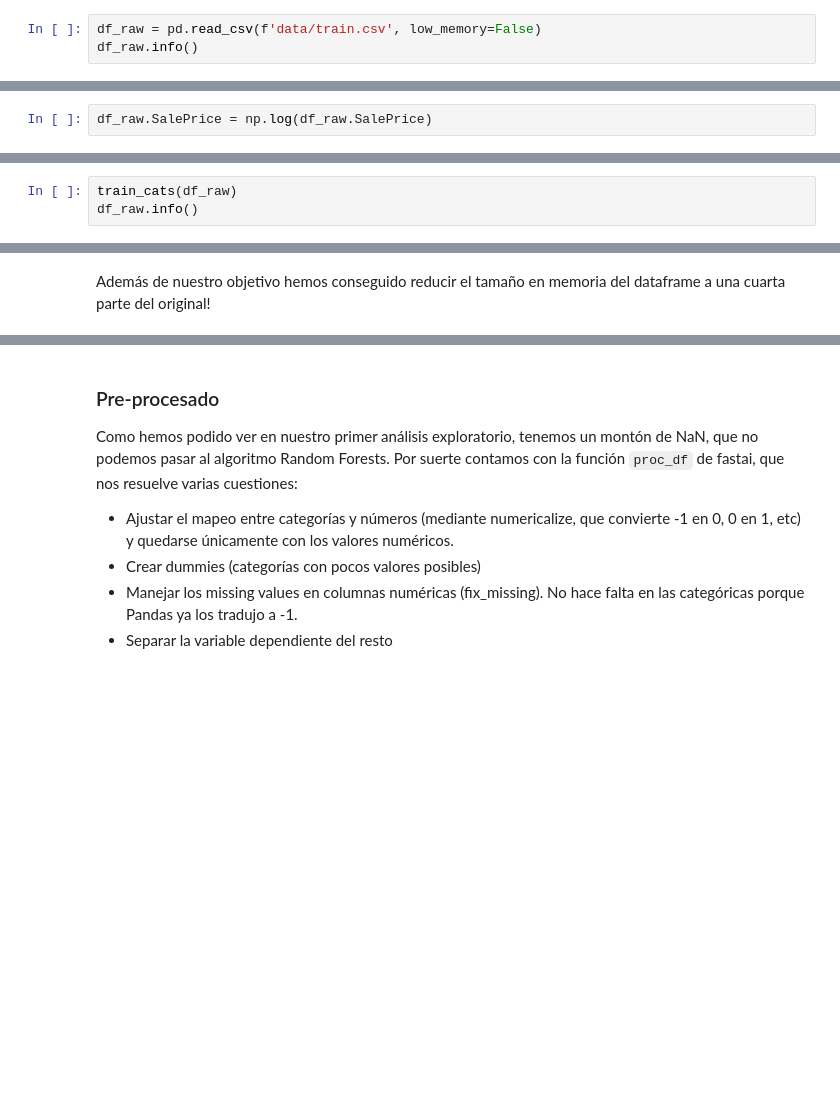
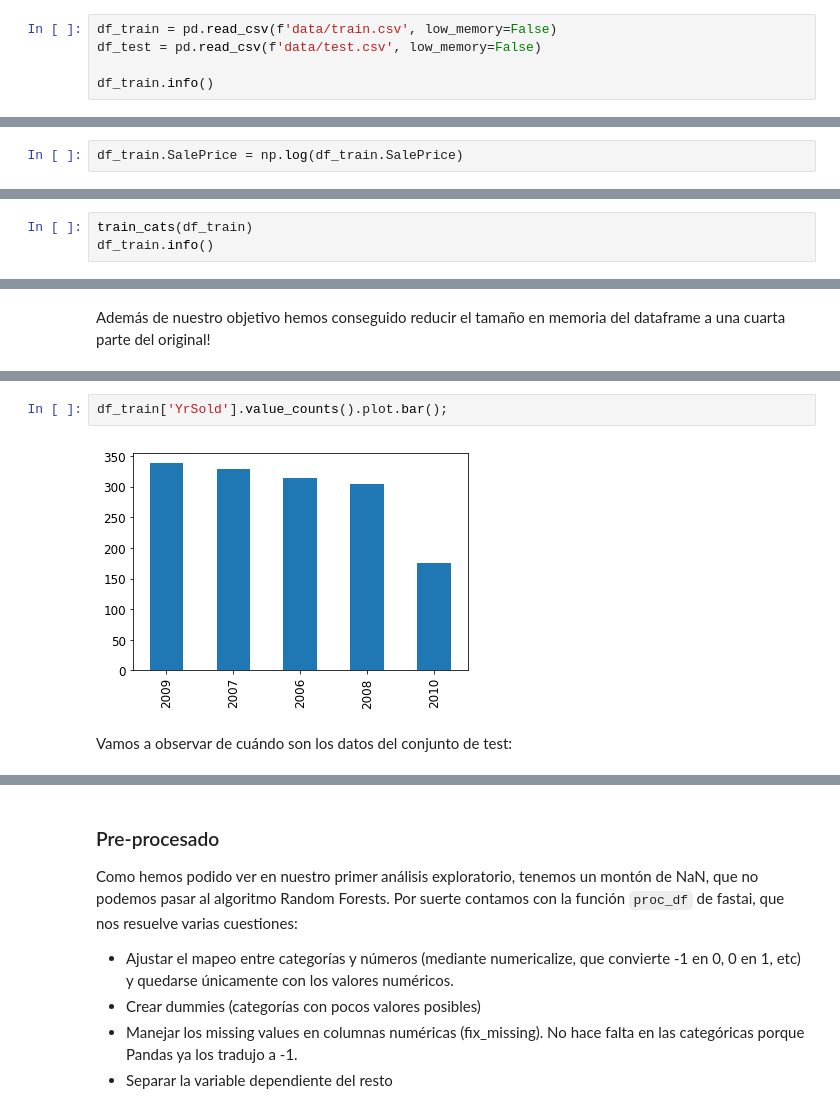
Before and after one commit to pyjaime/kaggle, a Jupyter notebook: house-prices-advanced-regression-techniques/house-prices.ipynb, the cells around one changed output, grey strips where cells are left out. Cells and saved outputs as stored; diff of their text form; blank space fills up the shorter version.

```diff
--- a/house-prices-advanced-regression-techniques/house-prices.ipynb
+++ b/house-prices-advanced-regression-techniques/house-prices.ipynb
@@ -35,6 +37,8 @@ A continuación volcamos la información del fichero en un dataframe de Pandas.
 # %%
-df_raw = pd.read_csv(f'data/train.csv', low_memory=False)
-df_raw.info()
+df_train = pd.read_csv(f'data/train.csv', low_memory=False)
+df_test = pd.read_csv(f'data/test.csv', low_memory=False)
+
+df_train.info()
 # %% [output]
 <class 'pandas.core.frame.DataFrame'>
 RangeIndex: 1460 entries, 0 to 1459
@@ -112,7 +118,7 @@ En este caso no vamos a hacer más análisis exploratorio, ya que no tiene mucho
 
 Siempre es importante saber qué tipo de métrica se va a usar en un proyecto para la evaluación del modelo. En este caso Kaggle nos dice que evaluará usando RMSLE (Root Mean Squared Log Error), entre la predicción y el valor real de cada precio (columna SalePrice). Por ello usaremos el logaritmo del precio, y así el error RMSE nos dará directamente el RMLSE:
 # %%
-df_raw.SalePrice = np.log(df_raw.SalePrice)
+df_train.SalePrice = np.log(df_train.SalePrice)
 # %% [markdown]
 Para las columnas que contienen las variables dependientes observamos que tenemos una mezcla de datos numéricos y datos categóricos.
 # %% [markdown]
@@ -147,8 +153,8 @@ unique_counts
 # %% [markdown]
 Usamos la función `train_cats` para convertir todas las columnas del dataframe de tipo object a tipo category:
 # %%
-train_cats(df_raw)
-df_raw.info()
+train_cats(df_train)
+df_train.info()
 # %% [output]
 <class 'pandas.core.frame.DataFrame'>
 RangeIndex: 1460 entries, 0 to 1459
@@ -171,0 +182,6 @@ Además de nuestro objetivo hemos conseguido reducir el tamaño en memoria del d
+# %%
+df_train['YrSold'].value_counts().plot.bar();
+# %% [output]
+[figure, added]
+# %% [markdown]
+Vamos a observar de cuándo son los datos del conjunto de test:
```
Also changed, not shown: parts of 64 cells of this notebook.
